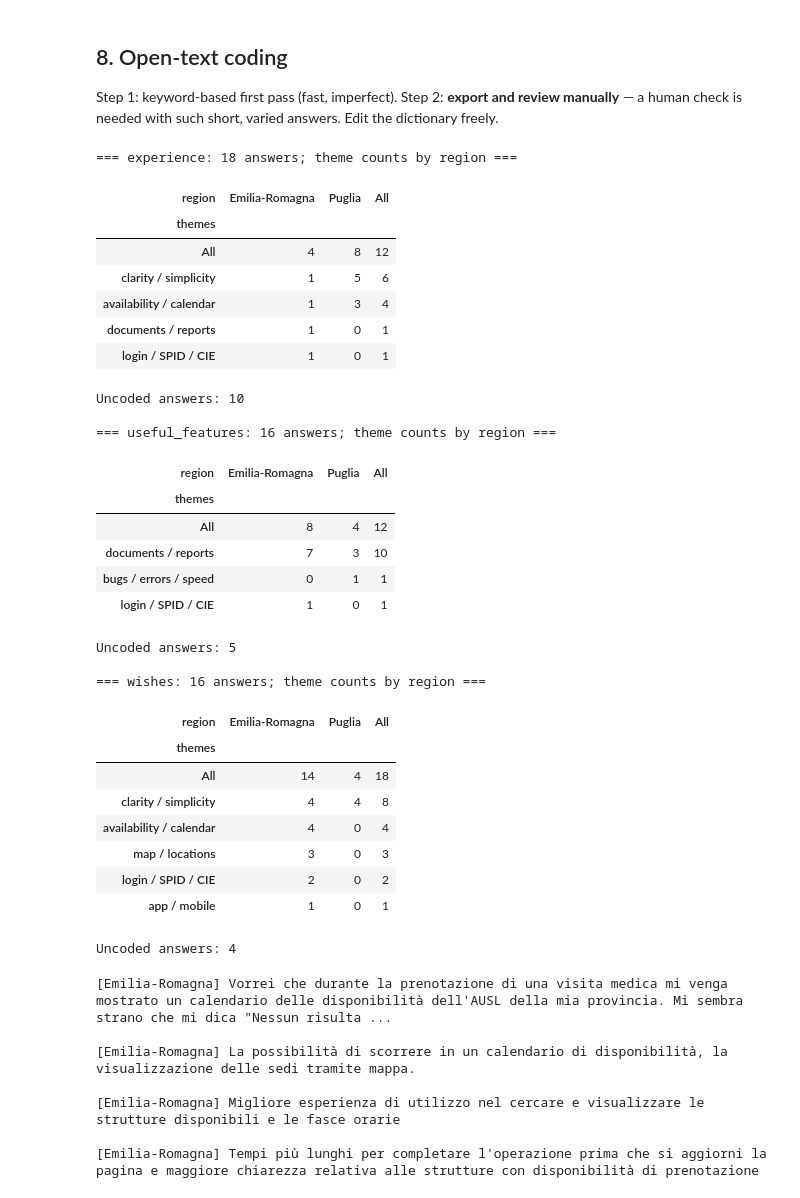
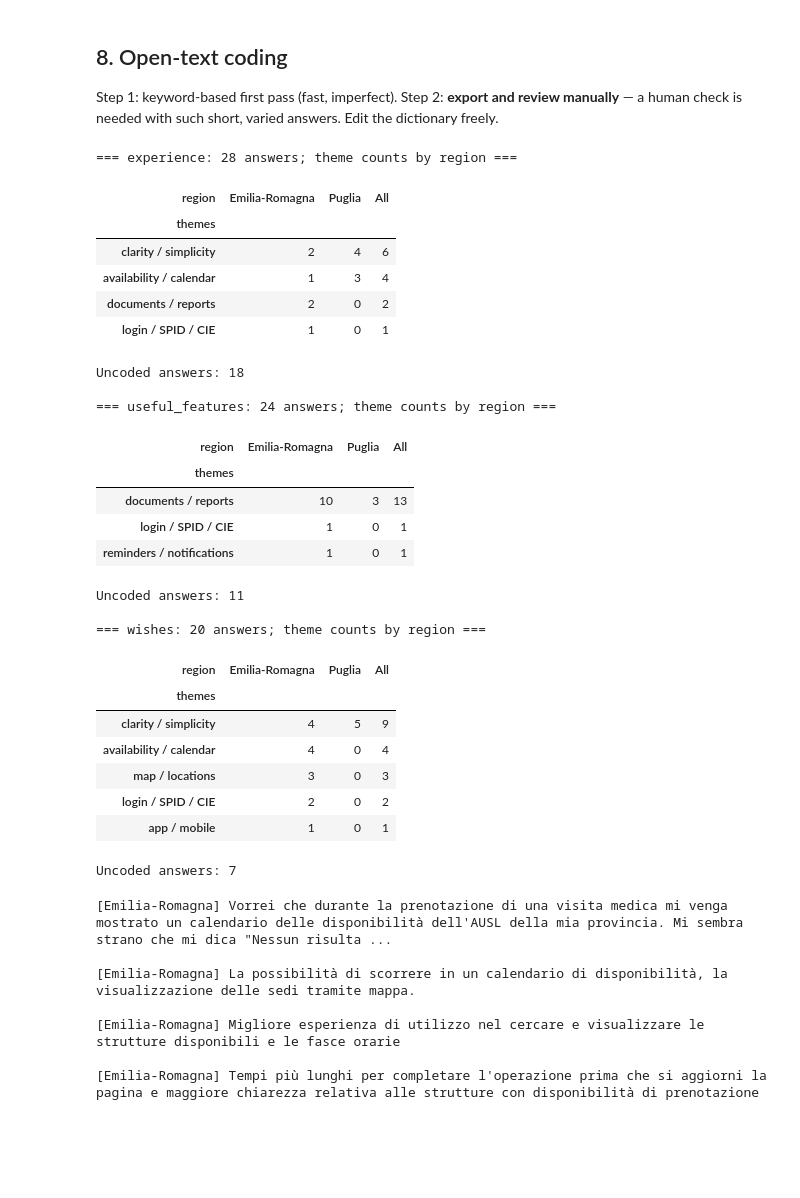
Before and after one commit to hexWitches/respell, a Jupyter notebook: data_analysis/CORRECTquestionnaire_analysis.ipynb, the cells around one changed output. Drawn from its saved outputs; the diff is of its cells as text; code cells hidden in the pictures; blank space fills up the shorter version.

```diff
--- a/data_analysis/questionnaire_analysis.ipynb
+++ b/data_analysis/CORRECTquestionnaire_analysis.ipynb
@@ -252,14 +286,11 @@ display(means)
 # %%
-import plotly.graph_objects as go
-from plotly.subplots import make_subplots
-
 COLORS = {"neg": "#c0504d", "neu": "#d9d9d9", "pos": "#4f81bd"}
-items = likert + ["satisfaction"]
+chart_items = likert + ["satisfaction"]
 regions = ["Puglia", "Emilia-Romagna"]
 
 def likert_table(data):
     rows = []
-    for item in items:
+    for item in chart_items:
         s = data[item].dropna()
         n = len(s)
         rows.append((item, n, (s <= 2).mean() * 100, (s == 3).mean() * 100, (s >= 4).mean() * 100))
@@ -292,8 +323,8 @@ for col, g in enumerate(regions, start=1):
     fig.update_yaxes(autorange="reversed", row=1, col=col)               # first item on top
     fig.add_vline(x=0, line_width=1, line_color="black", row=1, col=col)
 
-ticks = [-60, -40, -20, 0, 20, 40, 60]
-fig.update_xaxes(range=[-70, 70], tickvals=ticks, ticktext=[abs(v) for v in ticks], title_text="% of respondents")
+ticks = list(range(-80, 81, 20))
+fig.update_xaxes(range=[-80, 80], tickvals=ticks, ticktext=[abs(v) for v in ticks], title_text="% of respondents")
 fig.update_layout(barmode="overlay", height=450, width=1100, template="simple_white",
                   legend=dict(orientation="h", y=-0.2))
 fig.show()
@@ -431,7 +469,5 @@ display(pd.DataFrame({f"{a} ~ {b}": sp(a,b) for a,b in pairs}).T)
 # %%
-import plotly.graph_objects as go
-
-labels = {
+driver_labels = {
     "l_easy": "Booking is easy",
     "l_confident": "I feel confident, no fear of mistakes",
     "l_clear_steps": "Steps are clear",
@@ -442,7 +478,7 @@ labels = {
 }
 
 rows = []
-for col, name in labels.items():
+for col, name in driver_labels.items():
     d = df[[col, "satisfaction"]].dropna()
     rho, p = spearmanr(d[col], d["satisfaction"])
     rows.append((name, rho, len(d)))
@@ -476,62 +513,59 @@ display(df[df.difficulty=="Si"][["region","age","digital_skill","used_fse","usab
 Step 1: keyword-based first pass (fast, imperfect). Step 2: **export and review manually** — a human check is needed with such short, varied answers. Edit the dictionary freely.
 # %%
 THEMES = {
-  "availability / calendar":  r"disponibil|calendario|date|posti|nessun risultato",
+  "availability / calendar":  r"disponibil|calendario|\bdate\b|posti|nessun risultato",
   "map / locations":          r"mappa|sedi|struttur|vicin",
-  "login / SPID / CIE":       r"spid|cie\b|accesso|accedere|credenzial|login|password",
-  "bugs / errors / speed":    r"bug|non funziona|errore|lent|torna(?:re)? all|ritorna|blocc",
-  "clarity / simplicity":     r"chiar|semplic|intuitiv|complicat|confus",
+  "login / SPID / CIE":       r"spid|\bcie\b|accesso|accedere|credenzial|login|password",
+  "bugs / errors / speed":    r"bug|non funziona|errore|lent|torna(?:re)? all|blocc",
+  "clarity / simplicity":     r"chiar|semplic(?!emente)|intuitiv|complicat|confus",
   "reminders / notifications":r"promemoria|notific|avvis|sms|mail|ricorda",
   "app / mobile":             r"\bapp\b|applicazione|smartphone|mobile",
-  "documents / reports":      r"referti|document|ricett|prescriz|vaccin|analisi|stor",
+  "documents / reports":      r"referti|document|ricett|prescriz|vaccin|analisi|\bstori",
   "help / delegate":          r"delega|familiar|aiuto|assisten|anzian|guida|tutorial",
   "payment / tickets":        r"pagament|ticket",
 }
 def code_text(s):
     s = str(s).lower()
-    return [t for t, pat in THEMES.items() if pd.Series([s]).str.contains(pat, regex=True).iloc[0]]
+    return [t for t, pat in THEMES.items() if re.search(pat, s)]
 
 text_cols = {"experience":"experience","useful_features":"useful_features","wishes":"wishes"}
 coded = {}
 for name, col in text_cols.items():
     t = df[["id","region",col]].dropna()
-    t = t[t[col].str.len() > 3]
+    t = t[t[col].str.len() > 3].copy()
     t["themes"] = t[col].apply(code_text)
     coded[name] = t
     ex = t.explode("themes").dropna(subset=["themes"]).reset_index(drop=True)
     print(f"\n=== {name}: {len(t)} answers; theme counts by region ===")
-    display(pd.crosstab(ex["themes"], ex["region"], margins=True).sort_values("All", ascending=False))
+    display(crosstab_sorted(ex["themes"], ex["region"]))
     print("Uncoded answers:", (t["themes"].str.len()==0).sum())
 # %% [output]
-=== experience: 18 answers; theme counts by region ===
+=== experience: 28 answers; theme counts by region ===
 | region | Emilia-Romagna | Puglia | All |
 | themes |  |  |  |
-| All | 4 | 8 | 12 |
-| clarity / simplicity | 1 | 5 | 6 |
+| clarity / simplicity | 2 | 4 | 6 |
 | availability / calendar | 1 | 3 | 4 |
-| documents / reports | 1 | 0 | 1 |
+| documents / reports | 2 | 0 | 2 |
 | login / SPID / CIE | 1 | 0 | 1 |
-Uncoded answers: 10
+Uncoded answers: 18
 
-=== useful_features: 16 answers; theme counts by region ===
+=== useful_features: 24 answers; theme counts by region ===
 | region | Emilia-Romagna | Puglia | All |
 | themes |  |  |  |
-| All | 8 | 4 | 12 |
-| documents / reports | 7 | 3 | 10 |
-| bugs / errors / speed | 0 | 1 | 1 |
+| documents / reports | 10 | 3 | 13 |
 | login / SPID / CIE | 1 | 0 | 1 |
+| reminders / notifications | 1 | 0 | 1 |
-Uncoded answers: 5
+Uncoded answers: 11
 
-=== wishes: 16 answers; theme counts by region ===
+=== wishes: 20 answers; theme counts by region ===
 | region | Emilia-Romagna | Puglia | All |
 | themes |  |  |  |
-| All | 14 | 4 | 18 |
-| clarity / simplicity | 4 | 4 | 8 |
+| clarity / simplicity | 4 | 5 | 9 |
 | availability / calendar | 4 | 0 | 4 |
 | map / locations | 3 | 0 | 3 |
 | login / SPID / CIE | 2 | 0 | 2 |
 | app / mobile | 1 | 0 | 1 |
-Uncoded answers: 4
+Uncoded answers: 7
 # %%
 # Read the answers behind a theme (pick quotes for the presentation)
 def show(name, theme, n=10):
```
Also changed, not shown: parts of 19 cells of this notebook, 12 other files.
